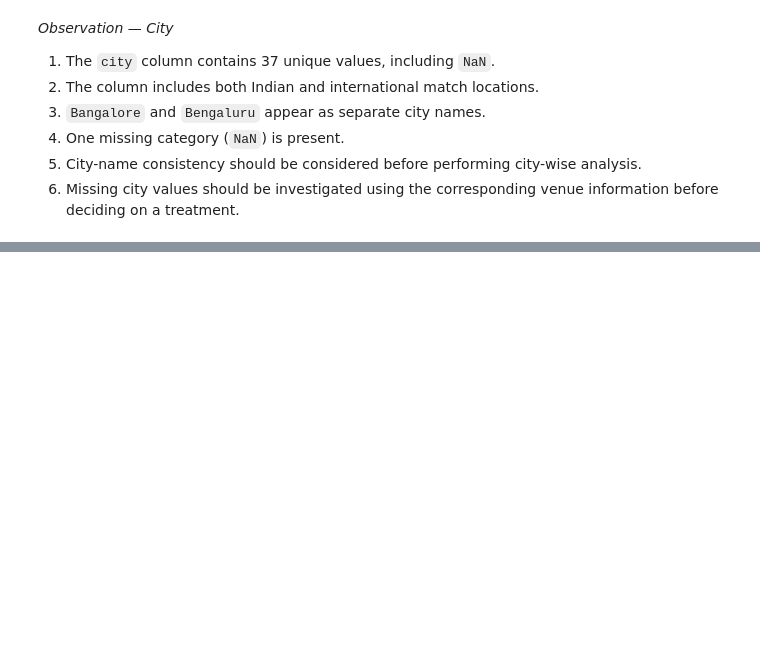
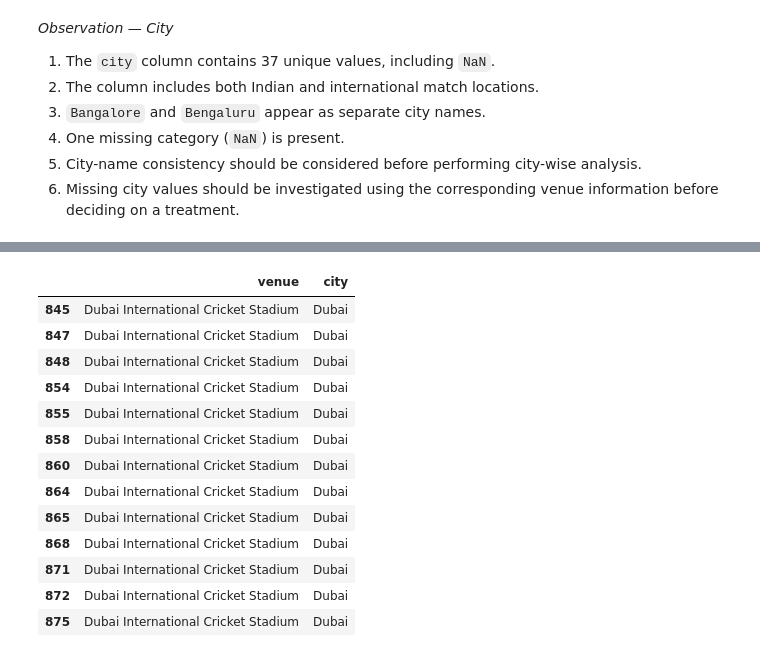
Before and after one commit to lokappakishan/ipl-data-analysis-ml, a Jupyter notebook: notebooks/IPL_DataAnalysis_Case_Study.ipynb, the cells around one changed output, grey strips where cells are left out. Saved outputs shown, nothing was run; the diff lists cells and outputs as text; code cells hidden in the pictures; blank space fills up the shorter version.

```diff
--- a/notebooks/IPL_DataAnalysis_Case_Study.ipynb
+++ b/notebooks/IPL_DataAnalysis_Case_Study.ipynb
@@ -515,0 +618,19 @@ array(['Bangalore', 'Chandigarh', 'Delhi', 'Mumbai', 'Kolkata', 'Jaipur',
+# %%
+# Assign Dubai to missing city values for Dubai International Cricket Stadium
+df.loc[df['city'].isnull() & (df['venue'] == 'Dubai International Cricket Stadium'),'city'] = 'Dubai'
+display(df[df['venue'] == 'Dubai International Cricket Stadium'][['venue','city']])
+# %% [output]
+|  | venue | city |
+| 845 | Dubai International Cricket Stadium | Dubai |
+| 847 | Dubai International Cricket Stadium | Dubai |
+| 848 | Dubai International Cricket Stadium | Dubai |
+| 854 | Dubai International Cricket Stadium | Dubai |
+| 855 | Dubai International Cricket Stadium | Dubai |
+| 858 | Dubai International Cricket Stadium | Dubai |
+| 860 | Dubai International Cricket Stadium | Dubai |
+| 864 | Dubai International Cricket Stadium | Dubai |
+| 865 | Dubai International Cricket Stadium | Dubai |
+| 868 | Dubai International Cricket Stadium | Dubai |
+| 871 | Dubai International Cricket Stadium | Dubai |
+| 872 | Dubai International Cricket Stadium | Dubai |
+| 875 | Dubai International Cricket Stadium | Dubai |
```
Also changed, not shown: parts of 8 cells of this notebook.
